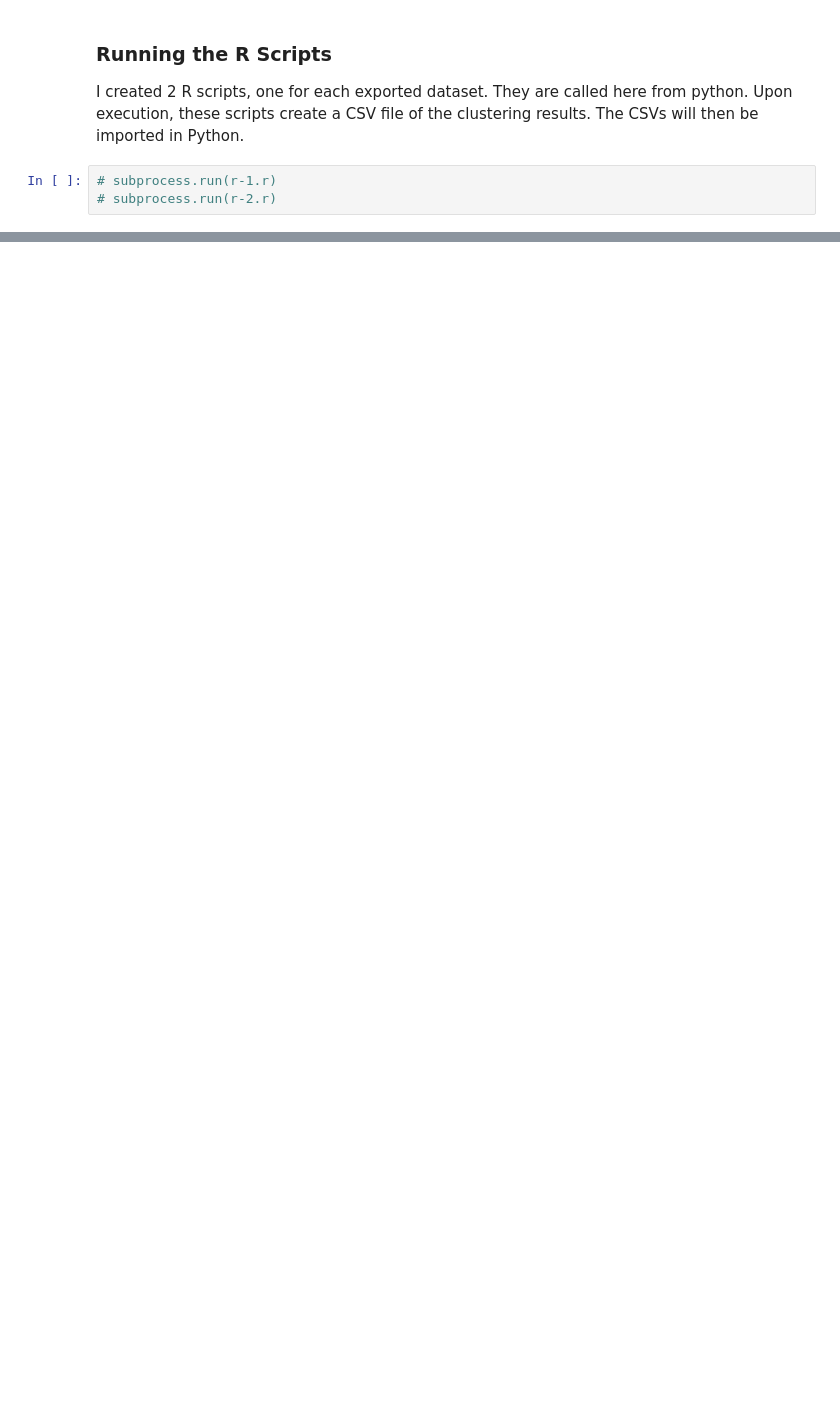
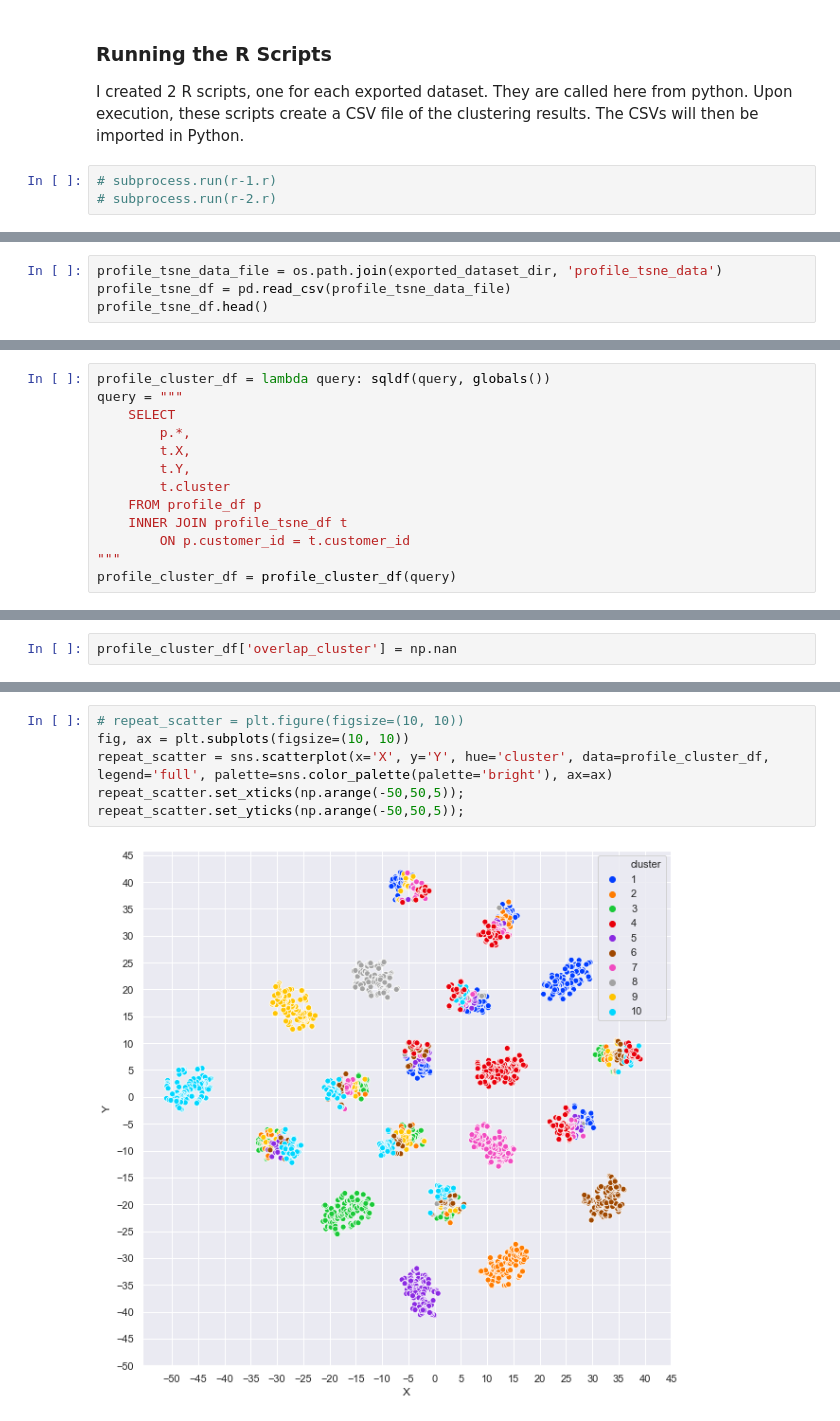
Before and after one commit to dlma1234/datascience_casestudies, a Jupyter notebook: retail_shop/analysis.ipynb, the cells around one changed output, grey strips where cells are left out. Saved outputs shown, nothing was run; the diff lists cells and outputs as text; blank space fills up the shorter version.

```diff
--- a/retail_shop/analysis.ipynb
+++ b/retail_shop/analysis.ipynb
@@ -389 +478,5 @@ Rscript-2 is for the new_df.
 In this section, the results from the Rscripts in CSV format are imported aspandas dataframes. They will be joined to the existing repeat_df and new_df using pandasql.
+# %%
+profile_tsne_data_file = os.path.join(exported_dataset_dir, 'profile_tsne_data')
+profile_tsne_df = pd.read_csv(profile_tsne_data_file)
+profile_tsne_df.head()
@@ -389,0 +490,13 @@ In this section, the results from the Rscripts in CSV format are imported aspand
+# %%
+profile_cluster_df = lambda query: sqldf(query, globals())
+query = """
+    SELECT
+        p.*,
+        t.X,
+        t.Y,
+        t.cluster
+    FROM profile_df p
+    INNER JOIN profile_tsne_df t
+        ON p.customer_id = t.customer_id
+"""
+profile_cluster_df = profile_cluster_df(query)
@@ -389,0 +505,2 @@ In this section, the results from the Rscripts in CSV format are imported aspand
+# %%
+profile_cluster_df['overlap_cluster'] = np.nan
@@ -389,0 +546,8 @@ In this section, the results from the Rscripts in CSV format are imported aspand
+# %%
+# repeat_scatter = plt.figure(figsize=(10, 10))
+fig, ax = plt.subplots(figsize=(10, 10))
+repeat_scatter = sns.scatterplot(x='X', y='Y', hue='cluster', data=profile_cluster_df, legend='full', palette=sns.color_palette(palette='bright'), ax=ax)
+repeat_scatter.set_xticks(np.arange(-50,50,5));
+repeat_scatter.set_yticks(np.arange(-50,50,5));
+# %% [output]
+[figure, added]
```
Also changed, not shown: parts of 47 cells of this notebook.
